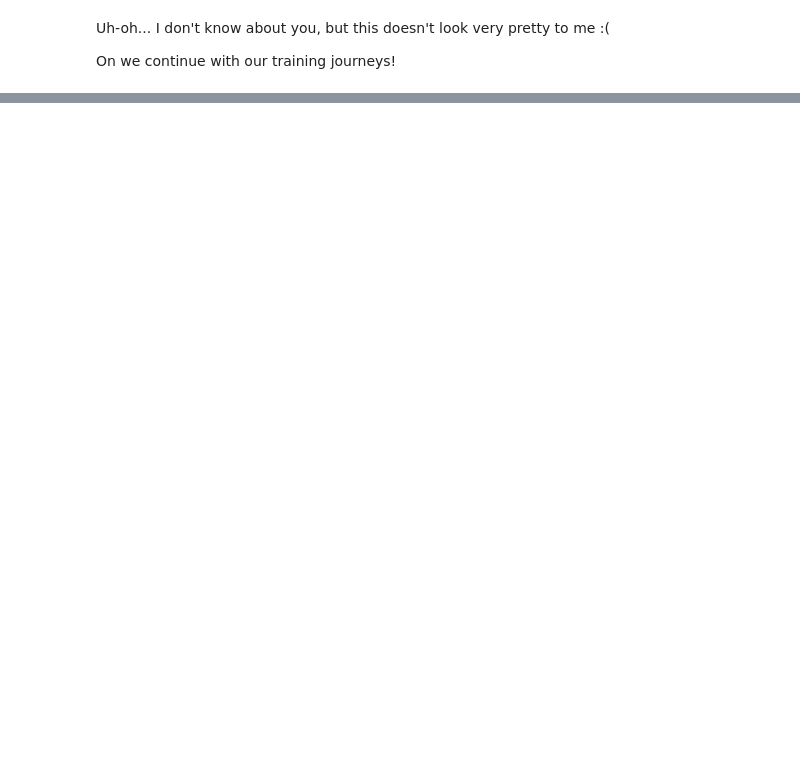
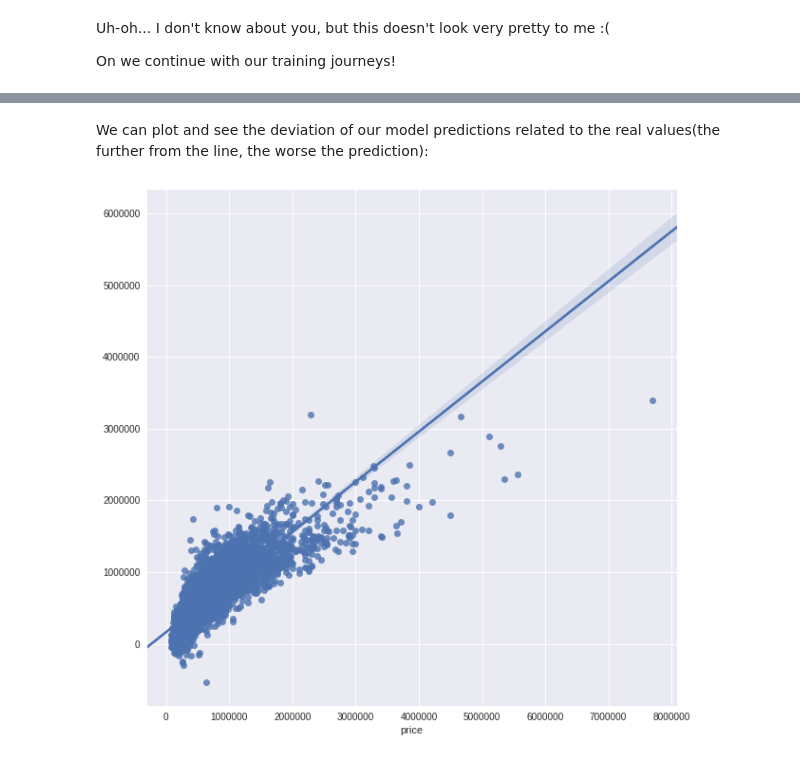
Before and after one commit to NickyMateev/Introduction-to-Machine-Learning-2017, a Jupyter notebook: Data Exploration/House Sales in King County/HouseSales.ipynb, the cells around one changed output, grey strips where cells are left out. Drawn from its saved outputs; the diff is of its cells as text; code cells hidden in the pictures; blank space fills up the shorter version.

```diff
--- a/Data Exploration/House Sales in King County/HouseSales.ipynb
+++ b/Data Exploration/House Sales in King County/HouseSales.ipynb
@@ -121,0 +151,9 @@ On we continue with our training journeys!
+# %% [markdown]
+We can plot and see the deviation of our model predictions related to the real values(the further from the line, the worse the prediction):
+# %%
+plt.figure(figsize=(10,10))
+sns.regplot(y_train, predictions)
+plt.grid(True)
+plt.show()
+# %% [output]
+[figure, added]
```
Also changed, not shown: parts of 10 cells of this notebook.
